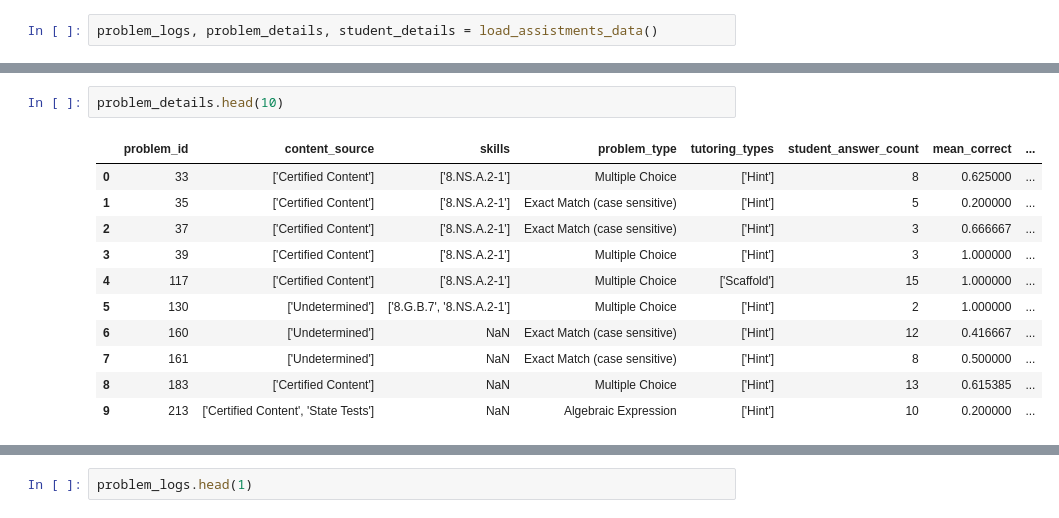
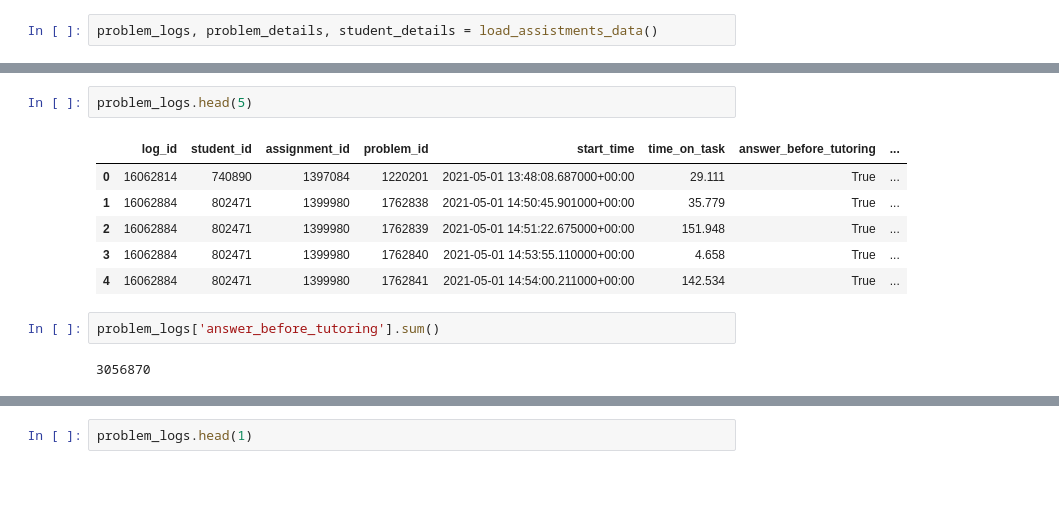
Before and after one commit to pragy10/neural_symbolic, a Jupyter notebook: dataset_preprocessing.ipynb, the cells around one changed output, grey strips where cells are left out. Drawn from its saved outputs; the diff is of its cells as text; blank space fills up the shorter version.

```diff
--- a/dataset_preprocessing.ipynb
+++ b/dataset_preprocessing.ipynb
@@ -31,16 +32,15 @@ Index(['student_id', 'class_id', 'account_creation_date',
        'mean_problem_time_on_task', 'mean_class_score'],
       dtype='object')
 # %%
-problem_details.head(10)
+problem_logs.head(5)
 # %% [output]
-|  | problem_id | content_source | skills | problem_type | tutoring_types | student_answer_count | mean_correct | ... |
-| 0 | 33 | ['Certified Content'] | ['8.NS.A.2-1'] | Multiple Choice | ['Hint'] | 8 | 0.625000 | ... |
-| 1 | 35 | ['Certified Content'] | ['8.NS.A.2-1'] | Exact Match (case sensitive) | ['Hint'] | 5 | 0.200000 | ... |
-| 2 | 37 | ['Certified Content'] | ['8.NS.A.2-1'] | Exact Match (case sensitive) | ['Hint'] | 3 | 0.666667 | ... |
-| 3 | 39 | ['Certified Content'] | ['8.NS.A.2-1'] | Multiple Choice | ['Hint'] | 3 | 1.000000 | ... |
-| 4 | 117 | ['Certified Content'] | ['8.NS.A.2-1'] | Multiple Choice | ['Scaffold'] | 15 | 1.000000 | ... |
-| 5 | 130 | ['Undetermined'] | ['8.G.B.7', '8.NS.A.2-1'] | Multiple Choice | ['Hint'] | 2 | 1.000000 | ... |
-| 6 | 160 | ['Undetermined'] | NaN | Exact Match (case sensitive) | ['Hint'] | 12 | 0.416667 | ... |
-| 7 | 161 | ['Undetermined'] | NaN | Exact Match (case sensitive) | ['Hint'] | 8 | 0.500000 | ... |
-| 8 | 183 | ['Certified Content'] | NaN | Multiple Choice | ['Hint'] | 13 | 0.615385 | ... |
-| 9 | 213 | ['Certified Content', 'State Tests'] | NaN | Algebraic Expression | ['Hint'] | 10 | 0.200000 | ... |
+|  | log_id | student_id | assignment_id | problem_id | start_time | time_on_task | answer_before_tutoring | ... |
+| 0 | 16062814 | 740890 | 1397084 | 1220201 | 2021-05-01 13:48:08.687000+00:00 | 29.111 | True | ... |
+| 1 | 16062884 | 802471 | 1399980 | 1762838 | 2021-05-01 14:50:45.901000+00:00 | 35.779 | True | ... |
+| 2 | 16062884 | 802471 | 1399980 | 1762839 | 2021-05-01 14:51:22.675000+00:00 | 151.948 | True | ... |
+| 3 | 16062884 | 802471 | 1399980 | 1762840 | 2021-05-01 14:53:55.110000+00:00 | 4.658 | True | ... |
+| 4 | 16062884 | 802471 | 1399980 | 1762841 | 2021-05-01 14:54:00.211000+00:00 | 142.534 | True | ... |
+# %%
+problem_logs['answer_before_tutoring'].sum()
+# %% [output]
+3056870
```
Also changed, not shown: parts of 3 cells of this notebook, 2 other files.
